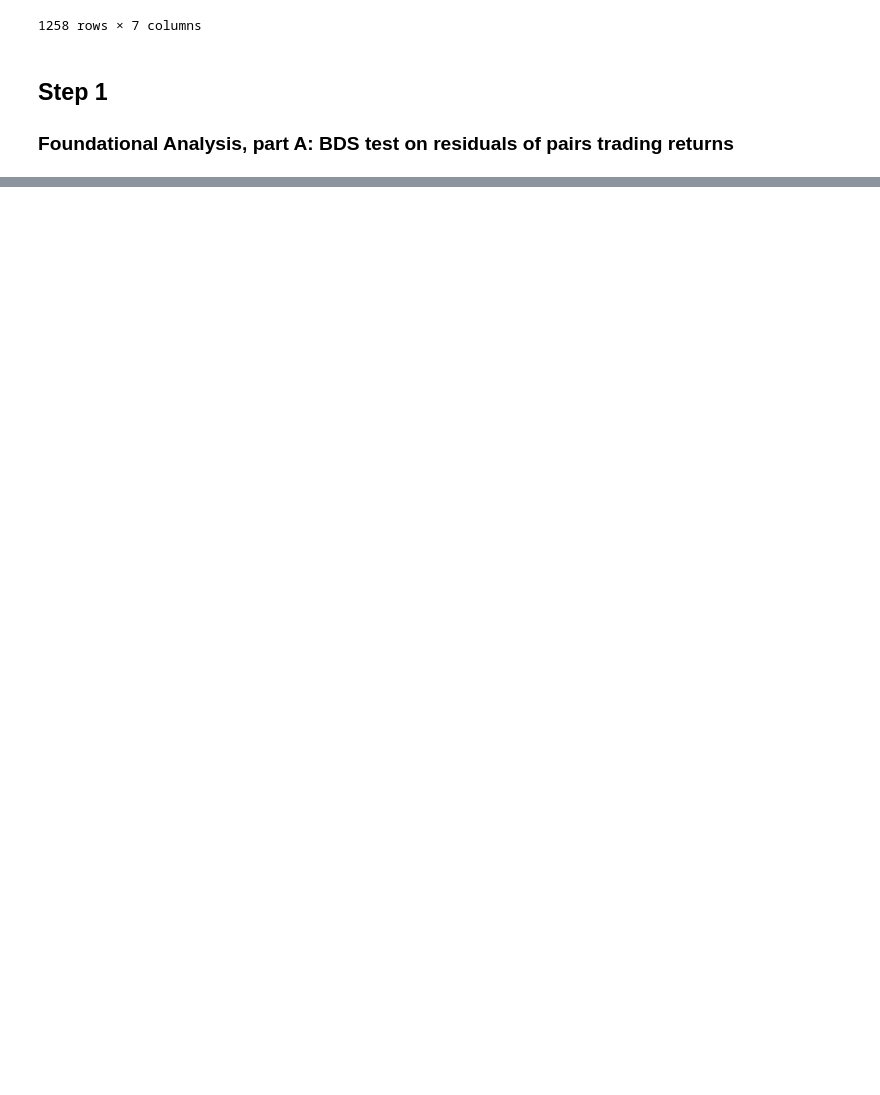
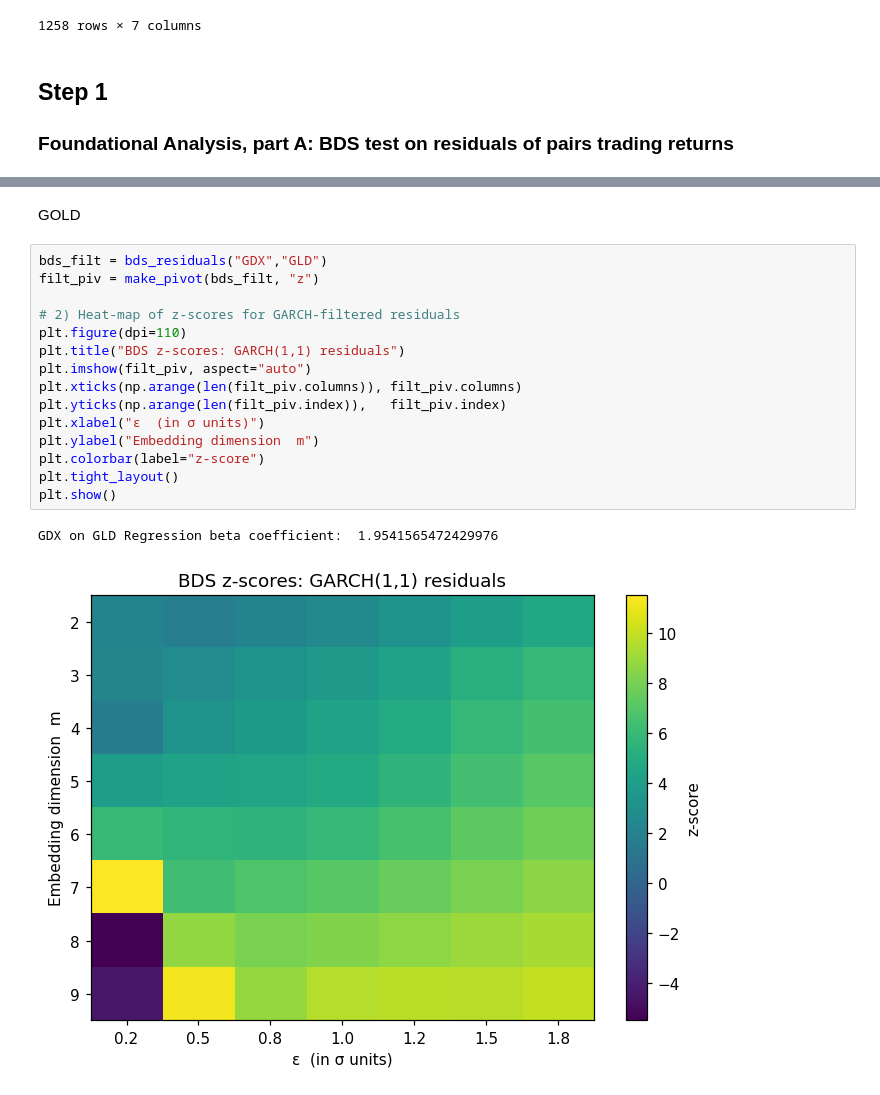
Before and after one commit to George-Creekbed/capstone_review, a Jupyter notebook: step1a.ipynb, the cells around one changed output, grey strips where cells are left out. Saved outputs shown, nothing was run; the diff lists cells and outputs as text; blank space fills up the shorter version.

```diff
--- a/step1a.ipynb
+++ b/step1a.ipynb
@@ -47,0 +135,20 @@ rets
+# %% [markdown]
+GOLD
+# %%
+bds_filt = bds_residuals("GDX","GLD")
+filt_piv = make_pivot(bds_filt, "z")
+
+# 2) Heat‑map of z‑scores for GARCH‑filtered residuals
+plt.figure(dpi=110)
+plt.title("BDS z‑scores: GARCH(1,1) residuals")
+plt.imshow(filt_piv, aspect="auto")
+plt.xticks(np.arange(len(filt_piv.columns)), filt_piv.columns)
+plt.yticks(np.arange(len(filt_piv.index)),   filt_piv.index)
+plt.xlabel("ε  (in σ units)")
+plt.ylabel("Embedding dimension  m")
+plt.colorbar(label="z‑score")
+plt.tight_layout()
+plt.show()
+# %% [output]
+GDX on GLD Regression beta coefficient:  1.9541565472429976
+[figure, added]
```
Also changed, not shown: parts of 17 cells of this notebook.
